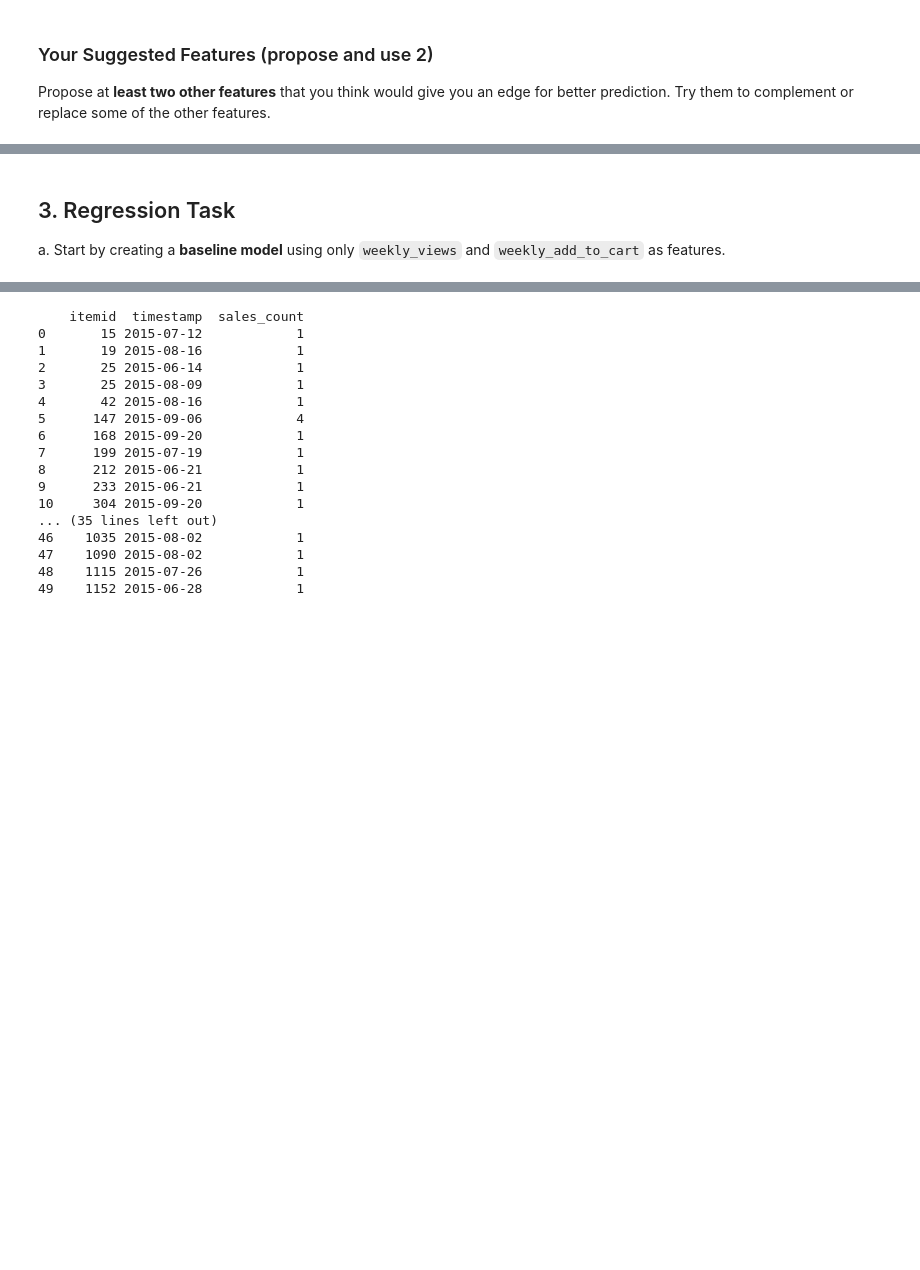
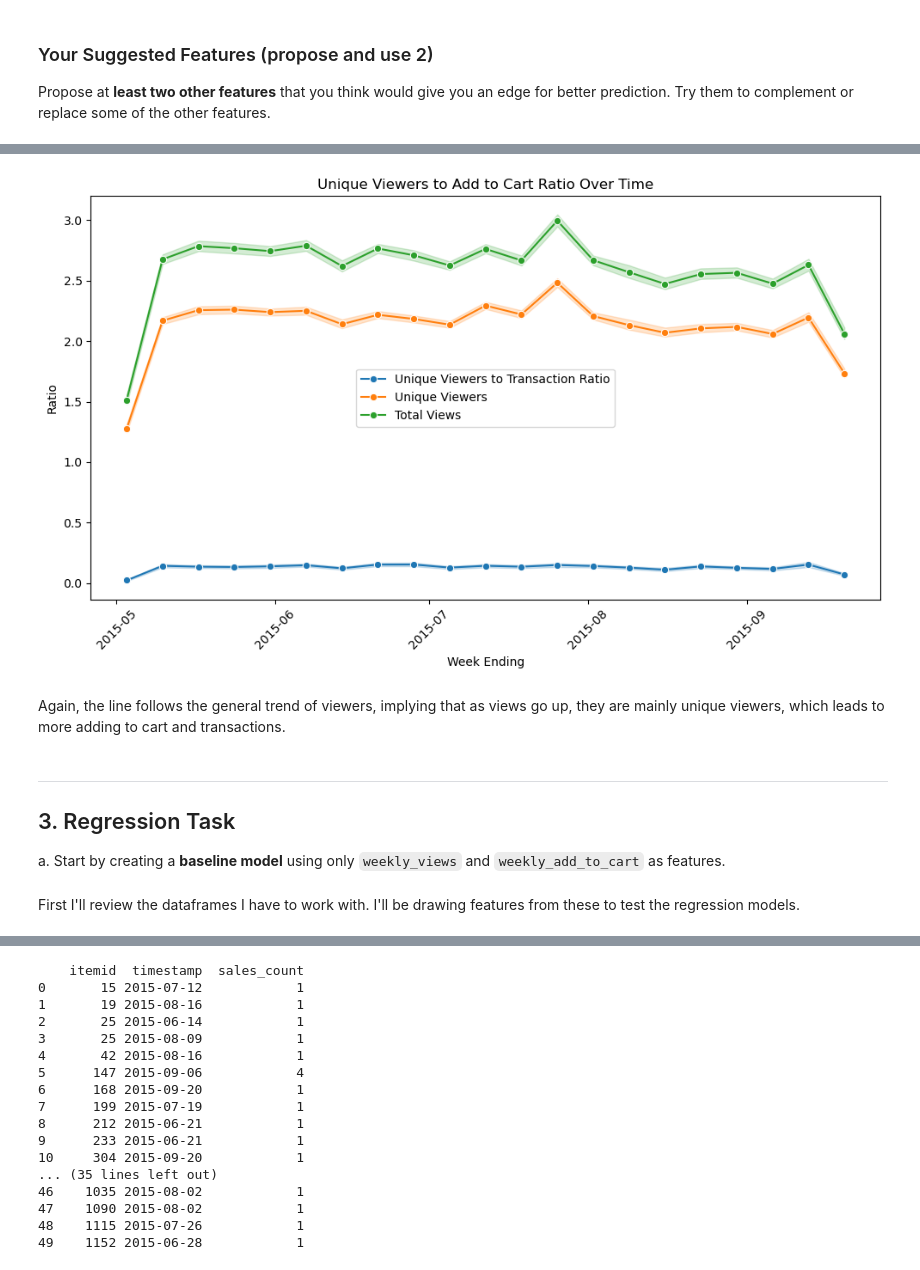
Before and after one commit to oliviasteeed/461A2, a Jupyter notebook: A2.ipynb, the cells around one changed output, grey strips where cells are left out. Saved outputs shown, nothing was run; the diff lists cells and outputs as text; code cells hidden in the pictures; blank space fills up the shorter version.

```diff
--- a/A2.ipynb
+++ b/A2.ipynb
@@ -509,0 +590,21 @@ This cleaned dataframe is a better indication of the values since it doesn't hav
+# %%
+# get table of weekly interactions by product, week, and event type
+
+# START [ChatGPT 4.o] "i want to group the data by product, week, and event type. how would i do that?"
+# Group by product, week, and event type
+event_df_copy['timestamp'] = pd.to_datetime(event_df_copy['timestamp'])
+
+weekly_product_interactions = (
+    event_df_copy
+    .groupby([
+        'itemid',
+        pd.Grouper(key='timestamp', freq='W'),  # week ending on Sunday
+        'event'
+    ])
+    .size()
+    .unstack(fill_value=0)  # pivot events into columns
+    .reset_index()
+)
+# END [ChatGPT 4.o]
+
+weekly_product_interactions.head(10)
@@ -570,0 +854,11 @@ Propose at **least two other features** that you think would give you an edge fo
+# %%
+# calculate unique viewers to add to cart ratio for weekly_summary
+
+# START [ChatGPT 4.o] "how would i calculate a ratio of how many
+weekly_summary['unique_viewers_to_transaction_ratio'] = (
+    (weekly_summary['unique_viewers'] / weekly_summary['transaction']
+        .where(weekly_summary['transaction'] != 0))
+    .fillna(0)
+)
+# END [ChatGPT 4.o]
+weekly_summary.head(10)
@@ -571,4 +877,24 @@ Propose at **least two other features** that you think would give you an edge fo
+# %%
+# plot unique viewers to transaction ratio over time
+plt.figure(figsize=(10, 6))
+sns.lineplot(data=weekly_summary, x='timestamp', y='unique_viewers_to_transaction_ratio', label='Unique Viewers to Transaction Ratio', marker='o')
+sns.lineplot(data=weekly_summary, x='timestamp', y='unique_viewers', label='Unique Viewers', marker='o')
+sns.lineplot(data=weekly_summary, x='timestamp', y='view', label='Total Views', marker='o')
+plt.title('Unique Viewers to Add to Cart Ratio Over Time')
+plt.xlabel('Week Ending')
+plt.ylabel('Ratio')
+plt.xticks(rotation=45)
+plt.legend()
+plt.tight_layout()
+plt.show()
+# %% [output]
+[figure, added]
+# %% [markdown]
+Again, the line follows the general trend of viewers, implying that as views go up, they are mainly unique viewers, which leads to more adding to cart and transactions.
 # %% [markdown]
+---
 ## 3. Regression Task
 
 a. Start by creating a **baseline model** using only `weekly_views` and `weekly_add_to_cart` as features.
+# %% [markdown]
+First I'll review the dataframes I have to work with. I'll be drawing features from these to test the regression models.
```
Also changed, not shown: parts of 52 cells of this notebook.
